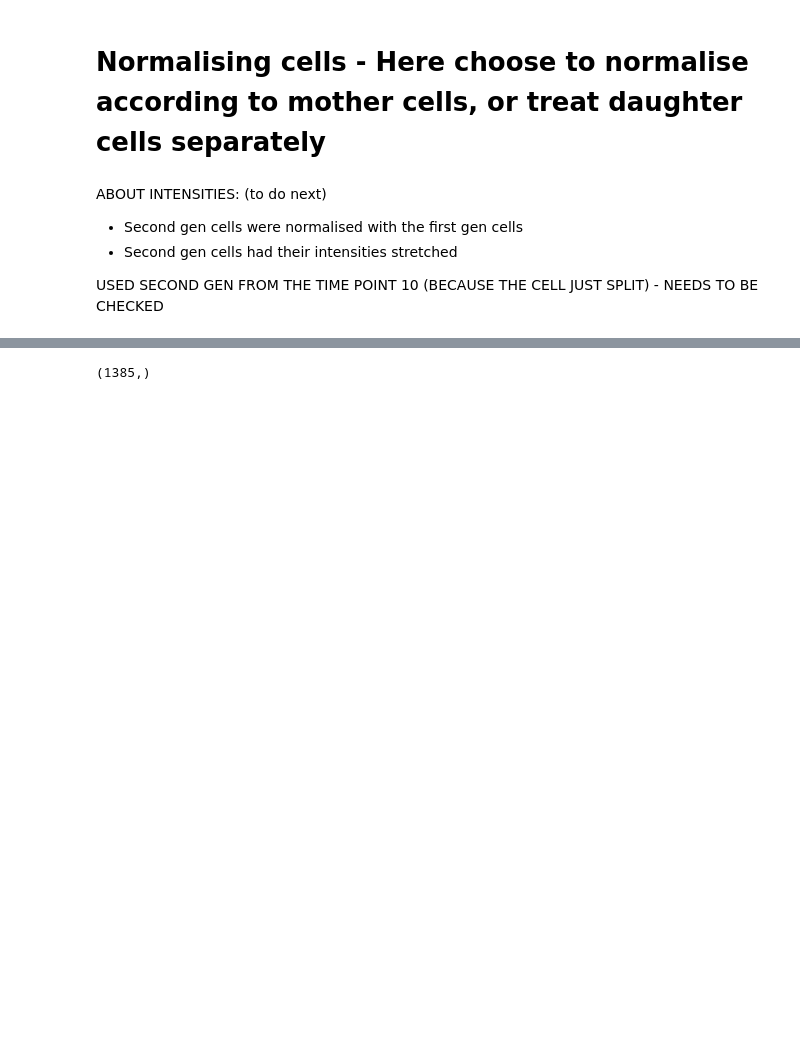
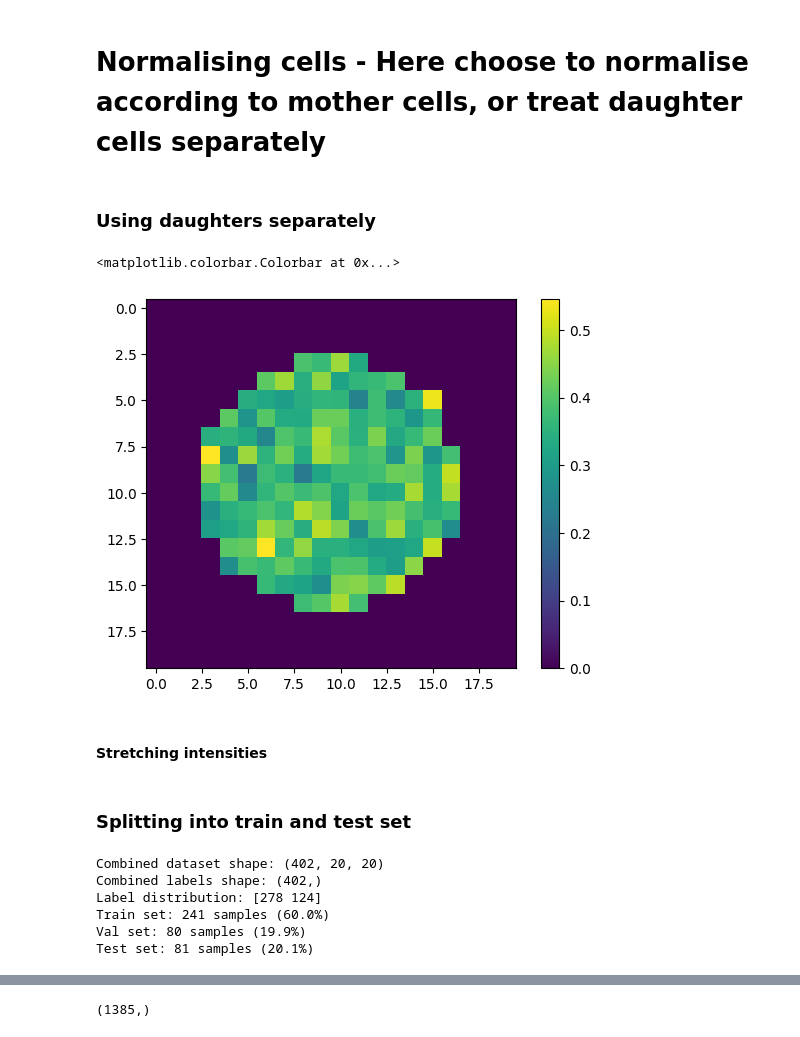
Before and after one commit to ComputationalMicroscopy4CellBio/AI4CellFate, a Jupyter notebook: notebooks/manuscript/second_gen_data.ipynb, the cells around one changed output, grey strips where cells are left out. Drawn from its saved outputs; the diff is of its cells as text; code cells hidden in the pictures; blank space fills up the shorter version.

Commit message:
processing daughter cells independently of mother

```diff
--- a/notebooks/manuscript/second_gen_data.ipynb
+++ b/notebooks/manuscript/second_gen_data.ipynb
@@ -559,9 +559,15 @@ plt.colorbar()
 # np.save("/Users/inescunha/Documents/GitHub/AI4CellFate/data/second_generation/labels_25life.npy", filtered_labels)
 # %% [markdown]
 # Normalising cells - Here choose to normalise according to mother cells, or treat daughter cells separately
-# %% [markdown]
-ABOUT INTENSITIES: (to do next)
-- Second gen cells were normalised with the first gen cells
-- Second gen cells had their intensities stretched
-
-USED SECOND GEN FROM THE TIME POINT 10 (BECAUSE THE CELL JUST SPLIT) - NEEDS TO BE CHECKED
+# %% [markdown]
+### Using daughters separately
+# %%
+norm_images = normalize_channels(centered_images)
+# %%
+plt.imshow(norm_images[301])
+plt.colorbar()
+# %% [output]
+<matplotlib.colorbar.Colorbar at 0x...>
+[figure, added]
+# %% [markdown]
+#### Stretching intensities
@@ -567,0 +603,33 @@ USED SECOND GEN FROM THE TIME POINT 10 (BECAUSE THE CELL JUST SPLIT) - NEEDS TO
+# %% [markdown]
+### Splitting into train and test set
+# %%
+print(f"Combined dataset shape: {stretched_images.shape}")
+print(f"Combined labels shape: {filtered_labels.shape}")
+print(f"Label distribution: {np.bincount(filtered_labels)}")
+
+# First split: 60% train, 40% temp (which will be split into 20% val, 20% test)
+x_train, x_temp, y_train, y_temp = train_test_split(
+    stretched_images, filtered_labels,
+    test_size=0.4,  # 40% for temp (val + test)
+    random_state=42,
+    stratify=filtered_labels  # Keep class balance
+)
+
+# Second split: Split the temp 40% into 20% val and 20% test (50/50 split of temp)
+x_val, x_test, y_val, y_test = train_test_split(
+    x_temp, y_temp,
+    test_size=0.5,  # 50% of 40% = 20% of total for test, 20% for val
+    random_state=42,
+    stratify=y_temp  # Keep class balance
+)
+
+print(f"Train set: {x_train.shape[0]} samples ({x_train.shape[0]/len(stretched_images)*100:.1f}%)")
+print(f"Val set: {x_val.shape[0]} samples ({x_val.shape[0]/len(stretched_images)*100:.1f}%)")
+print(f"Test set: {x_test.shape[0]} samples ({x_test.shape[0]/len(stretched_images)*100:.1f}%)")
+# %% [output]
+Combined dataset shape: (402, 20, 20)
+Combined labels shape: (402,)
+Label distribution: [278 124]
+Train set: 241 samples (60.0%)
+Val set: 80 samples (19.9%)
+Test set: 81 samples (20.1%)
```
Also changed, not shown: parts of 6 cells of this notebook.
